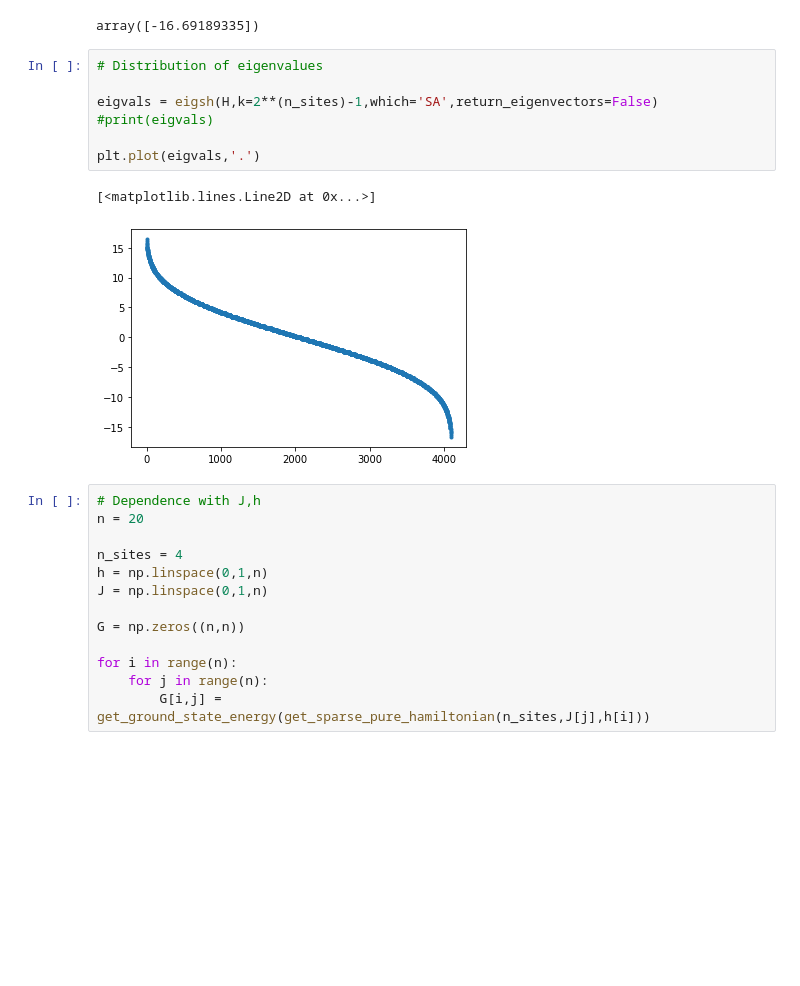
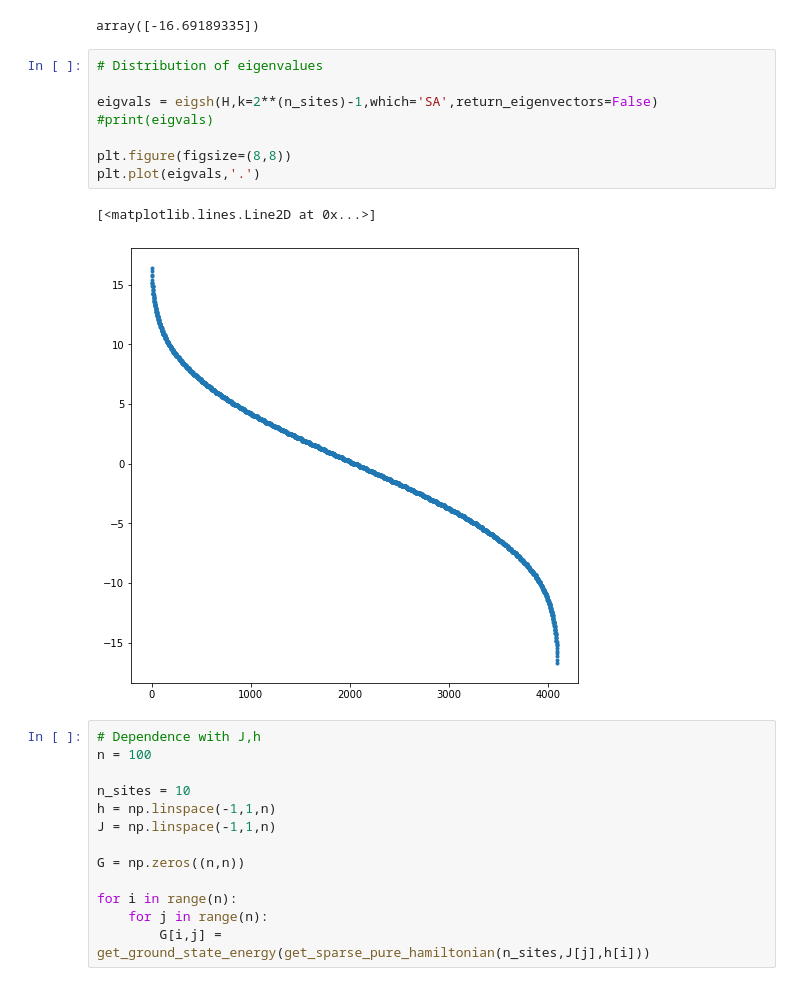
Before and after one commit to alejandrogm668/XX-Spin-Chains, a Jupyter notebook: Eigenvalues.ipynb, the cells around one changed output. Cells and saved outputs as stored; diff of their text form; blank space fills up the shorter version.

```diff
--- a/Eigenvalues.ipynb
+++ b/Eigenvalues.ipynb
@@ -17,20 +17,21 @@ array([-16.69189335])
 # %%
 # Distribution of eigenvalues
 
 eigvals = eigsh(H,k=2**(n_sites)-1,which='SA',return_eigenvectors=False)
 #print(eigvals)
 
+plt.figure(figsize=(8,8))
 plt.plot(eigvals,'.')
 # %% [output]
 [<matplotlib.lines.Line2D at 0x...>]
-[figure, old version]
+[figure, new version]
 # %%
 # Dependence with J,h
-n = 20
+n = 100
 
-n_sites = 4
-h = np.linspace(0,1,n)
-J = np.linspace(0,1,n)
+n_sites = 10
+h = np.linspace(-1,1,n)
+J = np.linspace(-1,1,n)
 
 G = np.zeros((n,n))
 
```
Also changed, not shown: parts of 1 cell of this notebook, 1 other file.
